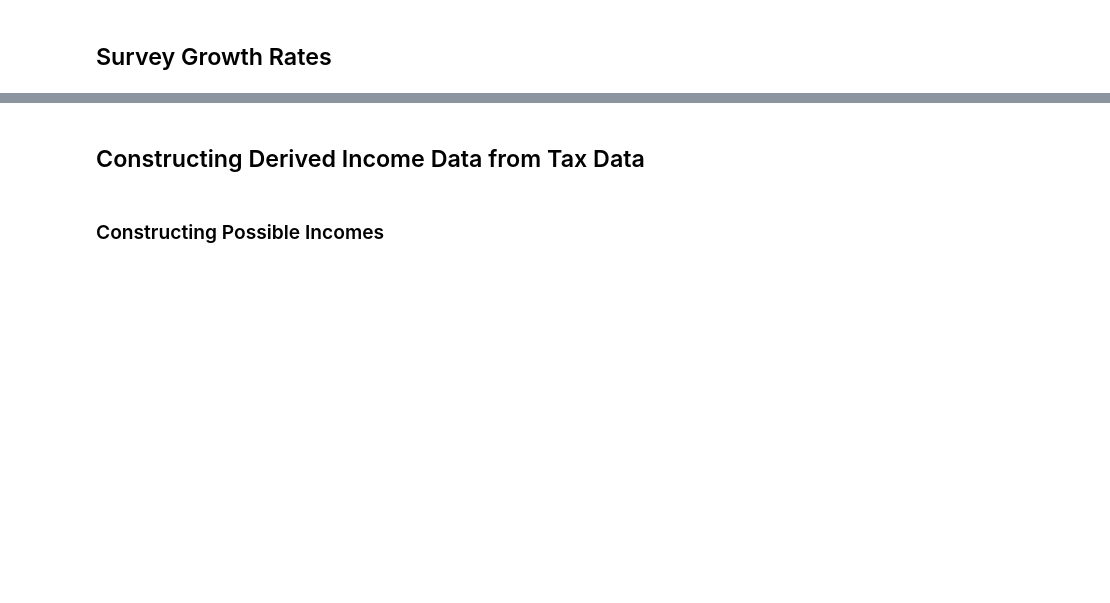
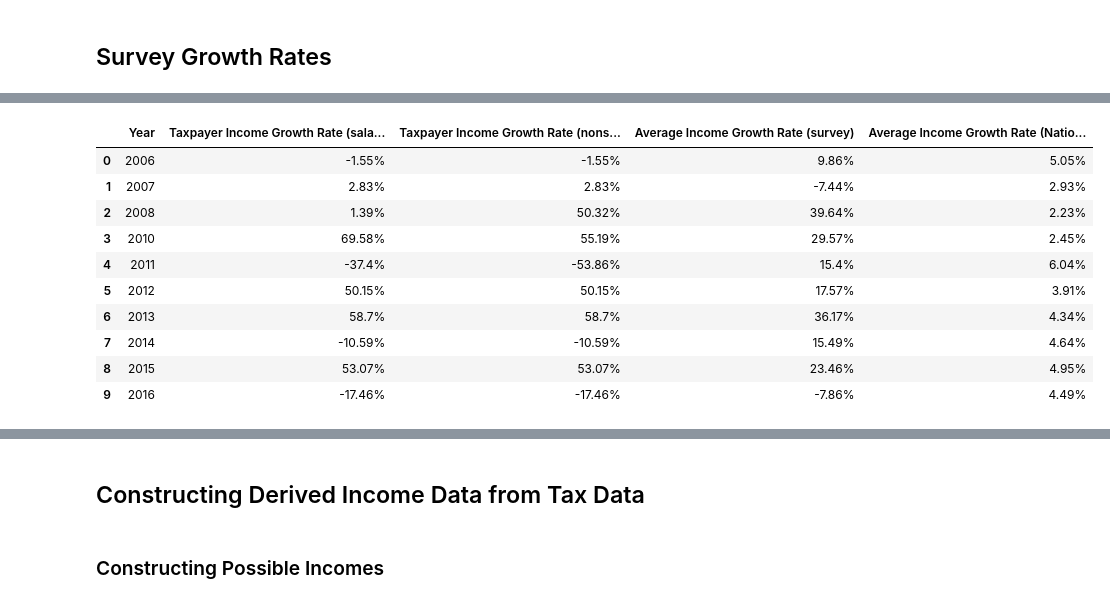
Before and after one commit to ali-aka-ahmed/DistributionalNationalAccounts-Pakistan, a Jupyter notebook: data_files/CombiningData.ipynb, the cells around one changed output, grey strips where cells are left out. Cells and saved outputs as stored; diff of their text form; code cells hidden in the pictures; blank space fills up the shorter version.

Commit message:
added more information on notebook, added new tax profiles

```diff
--- a/data_files/CombiningData.ipynb
+++ b/data_files/CombiningData.ipynb
@@ -72,0 +207,8 @@ def get_percentiles(d):
+# %%
+# 300,000 exemption limit (src. ./taxpayerData/supplemental_tax_information/taxRates2010-2011)
+incomes_2010_11 = list(individual_balance_sheet_2010_11["income"].sort_values())
+percentiles_2010_11 = get_percentiles(incomes_2010_11)
+i_2010_11 = 0
+while incomes_2010_11[i_2010_11] < 300000:
+    i_2010_11 += 1
+print(round(percentiles_2010_11[i_2010_11] * 100, 2), "junction percentile")
@@ -72,0 +219,8 @@ def get_percentiles(d):
+# %%
+# 300,000 exemption limit (src. ./taxpayerData/supplemental_tax_information/taxRates2011-2012)
+incomes_2011_12 = list(individual_balance_sheet_2011_12["income"].sort_values())
+percentiles_2011_12 = get_percentiles(incomes_2011_12)
+i_2011_12 = 0
+while incomes_2011_12[i_2011_12] < 300000:
+    i_2011_12 += 1
+print(round(percentiles_2011_12[i_2011_12] * 100, 2), "junction percentile")
@@ -128,0 +377,2 @@ print(round(percentiles_2015_16[i_2015_16] * 100, 2), "junction percentile")
+# %%
+national_income = pd.read_excel("./miscData/national_income.xlsx")
@@ -128,0 +464,72 @@ print(round(percentiles_2015_16[i_2015_16] * 100, 2), "junction percentile")
+# %%
+years = np.arange(2006, 2017, 1)
+index = np.argwhere(years==2009)
+years = np.delete(years, index)
+
+d = {
+    'Year': years,
+    'Taxpayer Income Growth Rate (salaried worker)': [
+        format_percent(gr2006, 2),
+        format_percent(gr2007, 2),
+        format_percent(gr2008_salaried, 2),
+        format_percent(gr2009_salaried, 2),
+        format_percent(gr2011_salaried, 2),
+        format_percent(gr2012, 2),
+        format_percent(gr2013, 2),
+        format_percent(gr2014, 2),
+        format_percent(gr2015, 2),
+        format_percent(gr2016, 2)
+    ],
+    'Taxpayer Income Growth Rate (nonsalaried worker)': [
+        format_percent(gr2006, 2),
+        format_percent(gr2007, 2),
+        format_percent(gr2008_nonsalaried, 2),
+        format_percent(gr2009_nonsalaried, 2),
+        format_percent(gr2011_nonsalaried, 2),
+        format_percent(gr2012, 2),
+        format_percent(gr2013, 2),
+        format_percent(gr2014, 2),
+        format_percent(gr2015, 2),
+        format_percent(gr2016, 2)
+    ],
+    'Average Income Growth Rate (survey)': [
+        format_percent(tgr2006, 2),
+        format_percent(tgr2007, 2),
+        format_percent(tgr2008, 2),
+        format_percent(tgr2009, 2),
+        format_percent(tgr2011, 2),
+        format_percent(tgr2012, 2),
+        format_percent(tgr2013, 2),
+        format_percent(tgr2014, 2),
+        format_percent(tgr2015, 2),
+        format_percent(tgr2016, 2)
+    ],
+    'Average Income Growth Rate (National Income)': [
+        format_percent(ni2006, 2),
+        format_percent(ni2007, 2),
+        format_percent(ni2008, 2),
+        format_percent(ni2009, 2),
+        format_percent(ni2011, 2),
+        format_percent(ni2012, 2),
+        format_percent(ni2013, 2),
+        format_percent(ni2014, 2),
+        format_percent(ni2015, 2),
+        format_percent(ni2016, 2),
+    ]
+}
+
+survey_growth_rates = pd.DataFrame(data=d)
+survey_growth_rates = survey_growth_rates[["Year", "Taxpayer Income Growth Rate (salaried worker)", "Taxpayer Income Growth Rate (nonsalaried worker)", "Average Income Growth Rate (survey)", "Average Income Growth Rate (National Income)"]]
+survey_growth_rates
+# %% [output]
+|  | Year | Taxpayer Income Growth Rate (sala... | Taxpayer Income Growth Rate (nons... | Average Income Growth Rate (survey) | Average Income Growth Rate (Natio... |
+| 0 | 2006 | -1.55% | -1.55% | 9.86% | 5.05% |
+| 1 | 2007 | 2.83% | 2.83% | -7.44% | 2.93% |
+| 2 | 2008 | 1.39% | 50.32% | 39.64% | 2.23% |
+| 3 | 2010 | 69.58% | 55.19% | 29.57% | 2.45% |
+| 4 | 2011 | -37.4% | -53.86% | 15.4% | 6.04% |
+| 5 | 2012 | 50.15% | 50.15% | 17.57% | 3.91% |
+| 6 | 2013 | 58.7% | 58.7% | 36.17% | 4.34% |
+| 7 | 2014 | -10.59% | -10.59% | 15.49% | 4.64% |
+| 8 | 2015 | 53.07% | 53.07% | 23.46% | 4.95% |
+| 9 | 2016 | -17.46% | -17.46% | -7.86% | 4.49% |
```
Also changed, not shown: parts of 177 cells of this notebook, 5 other files.
